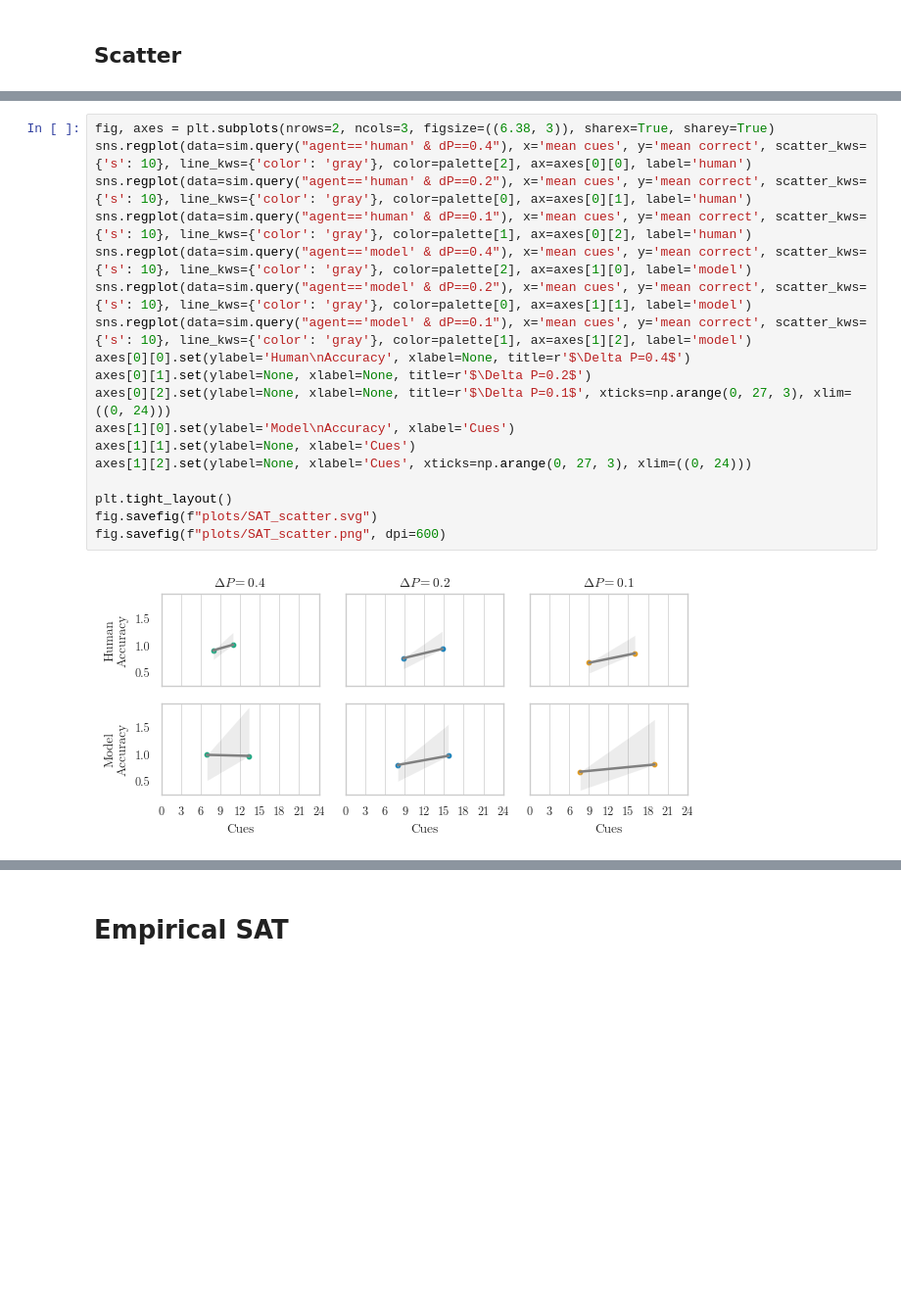
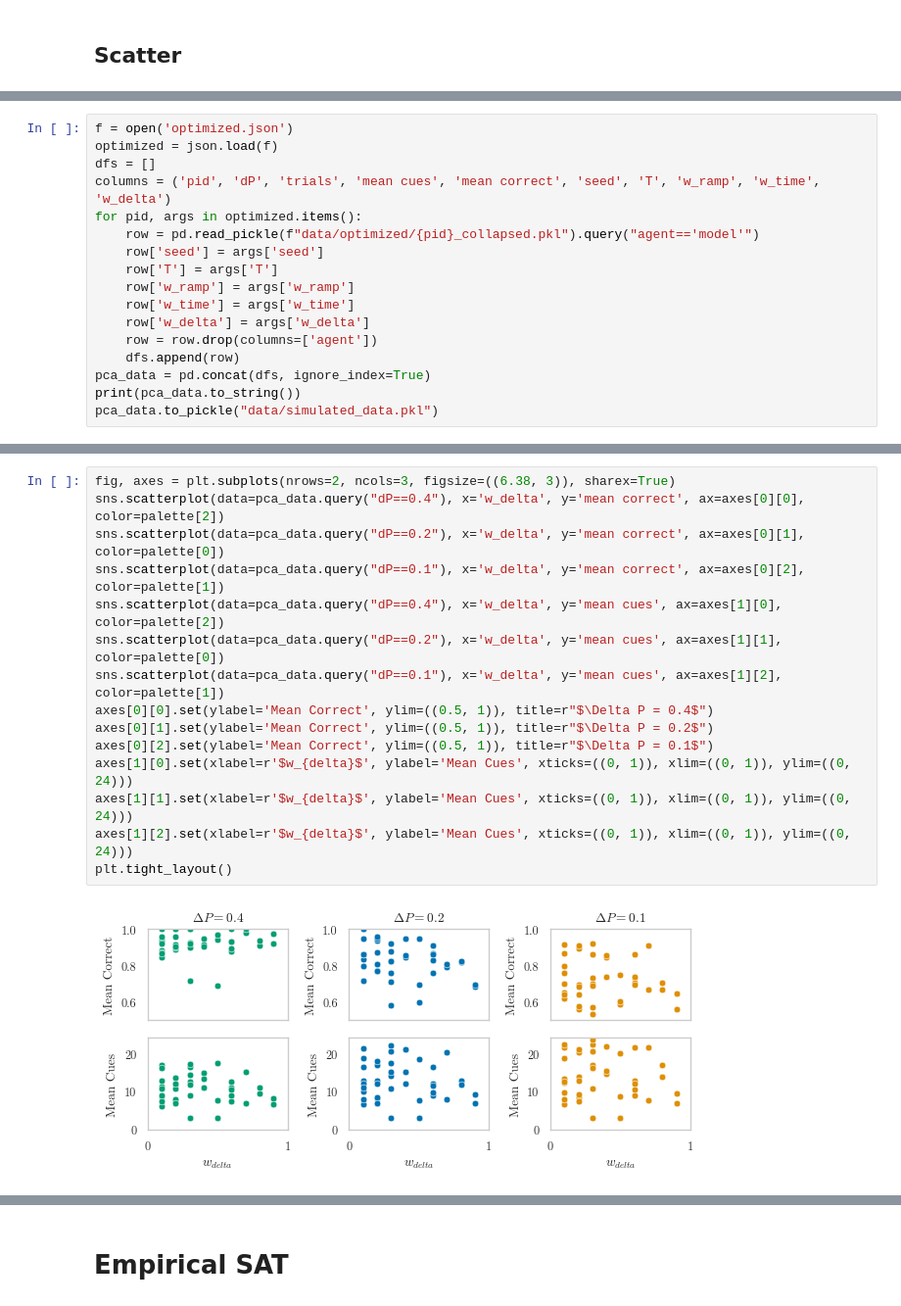
Before and after one commit to psipeter/value-accumulation, a Jupyter notebook: analysis.ipynb, the cells around one changed output, grey strips where cells are left out. Shown at 98% size. Drawn from its saved outputs; the diff is of its cells as text; blank space fills up the shorter version.

Commit message:
remove bad participants, rerun trials to clear bad data, plot SAT

```diff
--- a/analysis.ipynb
+++ b/analysis.ipynb
@@ -456,0 +462,17 @@ sim = pd.concat(dfs, ignore_index=True)
+# %%
+f = open('optimized.json')
+optimized = json.load(f)
+dfs = []
+columns = ('pid', 'dP', 'trials', 'mean cues', 'mean correct', 'seed', 'T', 'w_ramp', 'w_time', 'w_delta')
+for pid, args in optimized.items():
+    row = pd.read_pickle(f"data/optimized/{pid}_collapsed.pkl").query("agent=='model'")
+    row['seed'] = args['seed']
+    row['T'] = args['T']
+    row['w_ramp'] = args['w_ramp']
+    row['w_time'] = args['w_time']
+    row['w_delta'] = args['w_delta']
+    row = row.drop(columns=['agent'])
+    dfs.append(row)
+pca_data = pd.concat(dfs, ignore_index=True)
+print(pca_data.to_string())
+pca_data.to_pickle("data/simulated_data.pkl")
@@ -457,20 +562,17 @@ sim = pd.concat(dfs, ignore_index=True)
 # %%
-fig, axes = plt.subplots(nrows=2, ncols=3, figsize=((6.38, 3)), sharex=True, sharey=True)
-sns.regplot(data=sim.query("agent=='human' & dP==0.4"), x='mean cues', y='mean correct', scatter_kws={'s': 10}, line_kws={'color': 'gray'}, color=palette[2], ax=axes[0][0], label='human')
-sns.regplot(data=sim.query("agent=='human' & dP==0.2"), x='mean cues', y='mean correct', scatter_kws={'s': 10}, line_kws={'color': 'gray'}, color=palette[0], ax=axes[0][1], label='human')
-sns.regplot(data=sim.query("agent=='human' & dP==0.1"), x='mean cues', y='mean correct', scatter_kws={'s': 10}, line_kws={'color': 'gray'}, color=palette[1], ax=axes[0][2], label='human')
-sns.regplot(data=sim.query("agent=='model' & dP==0.4"), x='mean cues', y='mean correct', scatter_kws={'s': 10}, line_kws={'color': 'gray'}, color=palette[2], ax=axes[1][0], label='model')
-sns.regplot(data=sim.query("agent=='model' & dP==0.2"), x='mean cues', y='mean correct', scatter_kws={'s': 10}, line_kws={'color': 'gray'}, color=palette[0], ax=axes[1][1], label='model')
-sns.regplot(data=sim.query("agent=='model' & dP==0.1"), x='mean cues', y='mean correct', scatter_kws={'s': 10}, line_kws={'color': 'gray'}, color=palette[1], ax=axes[1][2], label='model')
-axes[0][0].set(ylabel='Human\nAccuracy', xlabel=None, title=r'$\Delta P=0.4$')
-axes[0][1].set(ylabel=None, xlabel=None, title=r'$\Delta P=0.2$')
-axes[0][2].set(ylabel=None, xlabel=None, title=r'$\Delta P=0.1$', xticks=np.arange(0, 27, 3), xlim=((0, 24)))
-axes[1][0].set(ylabel='Model\nAccuracy', xlabel='Cues')
-axes[1][1].set(ylabel=None, xlabel='Cues')
-axes[1][2].set(ylabel=None, xlabel='Cues', xticks=np.arange(0, 27, 3), xlim=((0, 24)))
-
+fig, axes = plt.subplots(nrows=2, ncols=3, figsize=((6.38, 3)), sharex=True)
+sns.scatterplot(data=pca_data.query("dP==0.4"), x='w_delta', y='mean correct', ax=axes[0][0], color=palette[2])
+sns.scatterplot(data=pca_data.query("dP==0.2"), x='w_delta', y='mean correct', ax=axes[0][1], color=palette[0])
+sns.scatterplot(data=pca_data.query("dP==0.1"), x='w_delta', y='mean correct', ax=axes[0][2], color=palette[1])
+sns.scatterplot(data=pca_data.query("dP==0.4"), x='w_delta', y='mean cues', ax=axes[1][0], color=palette[2])
+sns.scatterplot(data=pca_data.query("dP==0.2"), x='w_delta', y='mean cues', ax=axes[1][1], color=palette[0])
+sns.scatterplot(data=pca_data.query("dP==0.1"), x='w_delta', y='mean cues', ax=axes[1][2], color=palette[1])
+axes[0][0].set(ylabel='Mean Correct', ylim=((0.5, 1)), title=r"$\Delta P = 0.4$")
+axes[0][1].set(ylabel='Mean Correct', ylim=((0.5, 1)), title=r"$\Delta P = 0.2$")
+axes[0][2].set(ylabel='Mean Correct', ylim=((0.5, 1)), title=r"$\Delta P = 0.1$")
+axes[1][0].set(xlabel=r'$w_{delta}$', ylabel='Mean Cues', xticks=((0, 1)), xlim=((0, 1)), ylim=((0, 24)))
+axes[1][1].set(xlabel=r'$w_{delta}$', ylabel='Mean Cues', xticks=((0, 1)), xlim=((0, 1)), ylim=((0, 24)))
+axes[1][2].set(xlabel=r'$w_{delta}$', ylabel='Mean Cues', xticks=((0, 1)), xlim=((0, 1)), ylim=((0, 24)))
 plt.tight_layout()
-fig.savefig(f"plots/SAT_scatter.svg")
-fig.savefig(f"plots/SAT_scatter.png", dpi=600)
 # %% [output]
-[figure, old version]
+[figure, new version]
```
Also changed, not shown: parts of 17 cells of this notebook, 3 other files.
